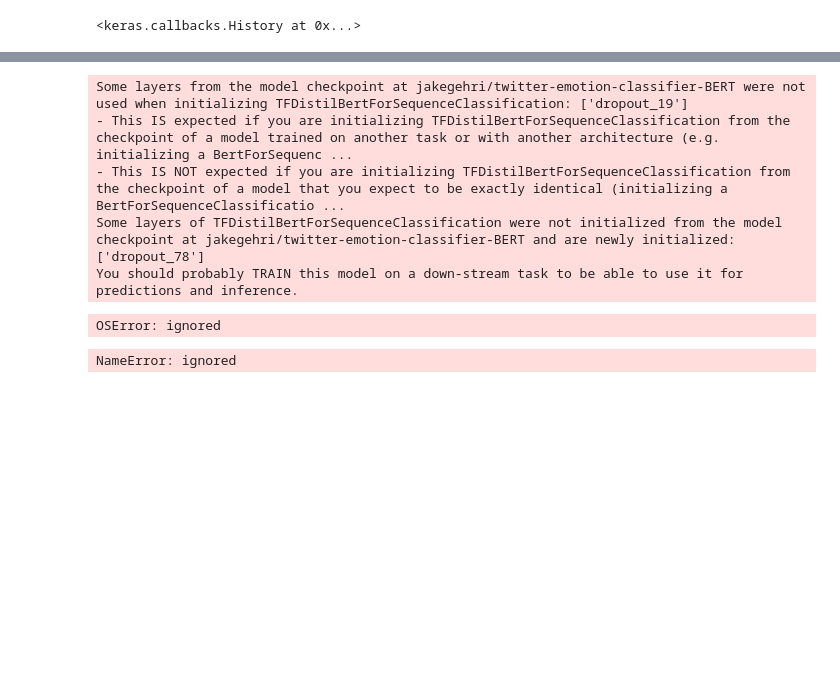
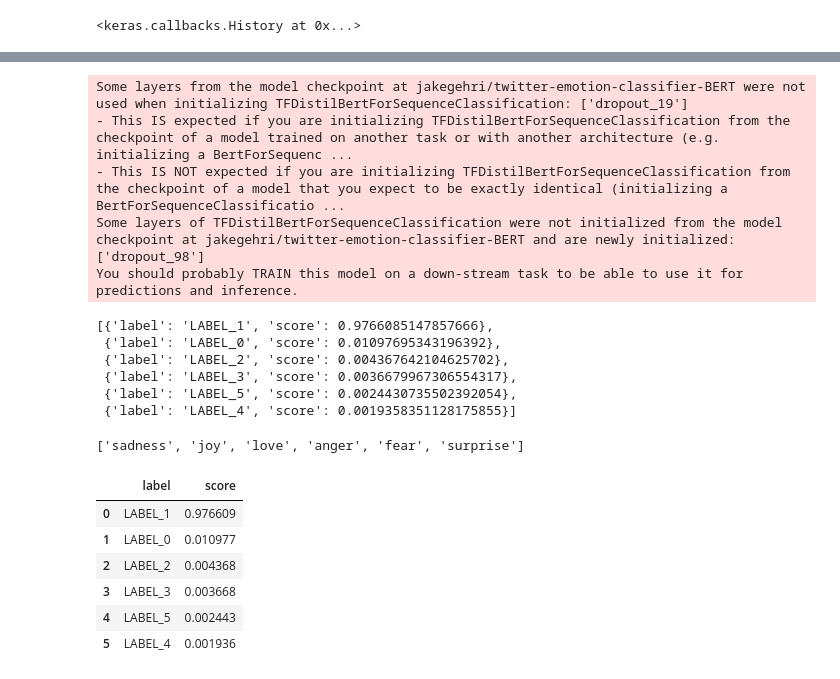
Before and after one commit to jakegehri/twitter-bot, a Jupyter notebook: emotion_classifier.ipynb, the cells around one changed output, grey strips where cells are left out. Cells and saved outputs as stored; diff of their text form; code cells hidden in the pictures; blank space fills up the shorter version.

```diff
--- a/emotion_classifier.ipynb
+++ b/emotion_classifier.ipynb
@@ -210,10 +199,8 @@ NameError: ignored
 # %%
-model_id = 'jakegehri/twitter-emotion-classifier-BERT'
-classifier = pipeline('text-classification', model = model_id)
+classifier = pipeline("text-classification", model = "jakegehri/twitter-emotion-classifier-BERT")
 # %% [output]
 Some layers from the model checkpoint at jakegehri/twitter-emotion-classifier-BERT were not used when initializing TFDistilBertForSequenceClassification: ['dropout_19']
 - This IS expected if you are initializing TFDistilBertForSequenceClassification from the checkpoint of a model trained on another task or with another architecture (e.g. initializing a BertForSequenc ...
 - This IS NOT expected if you are initializing TFDistilBertForSequenceClassification from the checkpoint of a model that you expect to be exactly identical (initializing a BertForSequenceClassificatio ...
-Some layers of TFDistilBertForSequenceClassification were not initialized from the model checkpoint at jakegehri/twitter-emotion-classifier-BERT and are newly initialized: ['dropout_78']
+Some layers of TFDistilBertForSequenceClassification were not initialized from the model checkpoint at jakegehri/twitter-emotion-classifier-BERT and are newly initialized: ['dropout_98']
 You should probably TRAIN this model on a down-stream task to be able to use it for predictions and inference.
-OSError: ignored
@@ -220,4 +209,26 @@ OSError: ignored
 # %%
-preds = classifier(test_tweet, return_all_scores)
+preds = classifier(test_tweet, top_k=6)
+preds
 # %% [output]
-NameError: ignored
+[{'label': 'LABEL_1', 'score': 0.9766085147857666},
+ {'label': 'LABEL_0', 'score': 0.01097695343196392},
+ {'label': 'LABEL_2', 'score': 0.004367642104625702},
+ {'label': 'LABEL_3', 'score': 0.0036679967306554317},
+ {'label': 'LABEL_5', 'score': 0.0024430735502392054},
+ {'label': 'LABEL_4', 'score': 0.0019358351128175855}]
+# %%
+labels = emotions['train'].features['label'].names
+labels
+# %% [output]
+['sadness', 'joy', 'love', 'anger', 'fear', 'surprise']
+# %%
+preds_df = pd.DataFrame(preds)
+preds_df
+# %% [output]
+|  | label | score |
+| 0 | LABEL_1 | 0.976609 |
+| 1 | LABEL_0 | 0.010977 |
+| 2 | LABEL_2 | 0.004368 |
+| 3 | LABEL_3 | 0.003668 |
+| 4 | LABEL_5 | 0.002443 |
+| 5 | LABEL_4 | 0.001936 |
```
Also changed, not shown: parts of 6 cells of this notebook.
